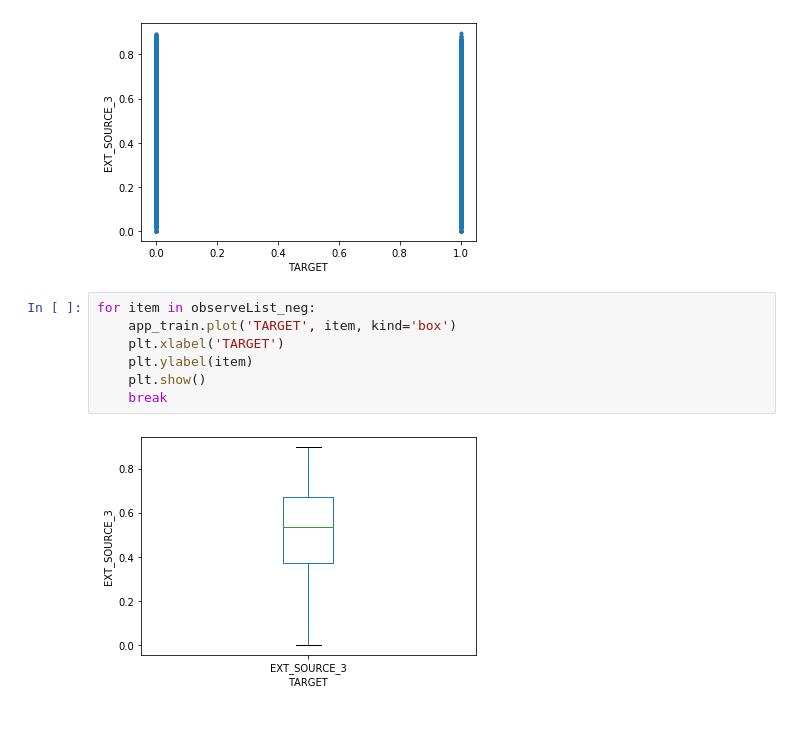
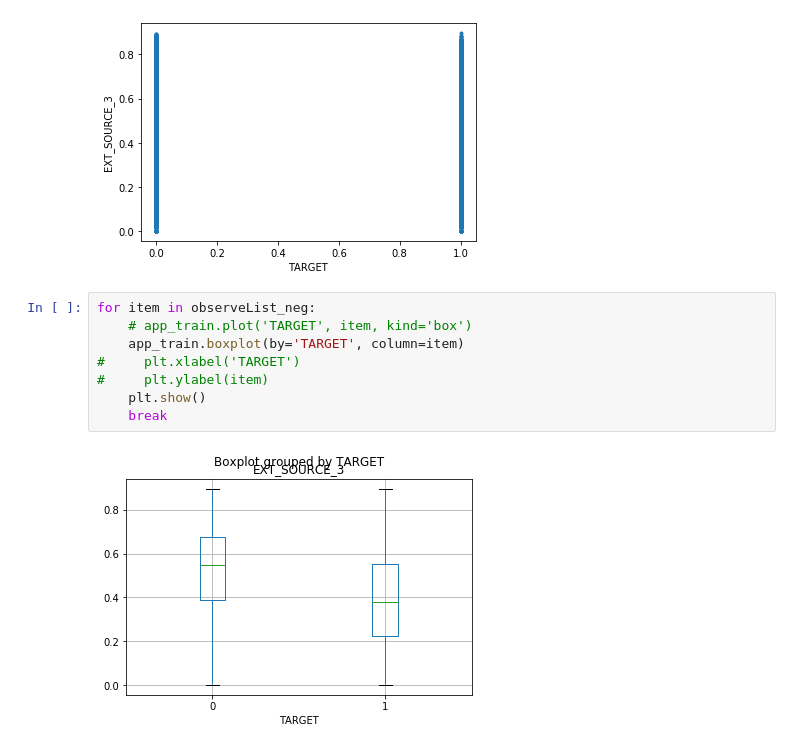
Before and after one commit to PatinaHo/4th-ML100days, a Jupyter notebook: Day15/Day_015_HW.ipynb, the cells around one changed output. Cells and saved outputs as stored; diff of their text form; blank space fills up the shorter version.

```diff
--- a/Day15/Day_015_HW.ipynb
+++ b/Day15/Day_015_HW.ipynb
@@ -113,10 +108,11 @@ for item in observeList_neg:
 [figure]
 # %%
 for item in observeList_neg:
-    app_train.plot('TARGET', item, kind='box')
-    plt.xlabel('TARGET')
-    plt.ylabel(item)
+    # app_train.plot('TARGET', item, kind='box')
+    app_train.boxplot(by='TARGET', column=item)
+#     plt.xlabel('TARGET')
+#     plt.ylabel(item)
     plt.show()
     break
 # %% [output]
-[figure, old version]
+[figure, new version]
```
Also changed, not shown: parts of 2 cells of this notebook, 1 other file.
